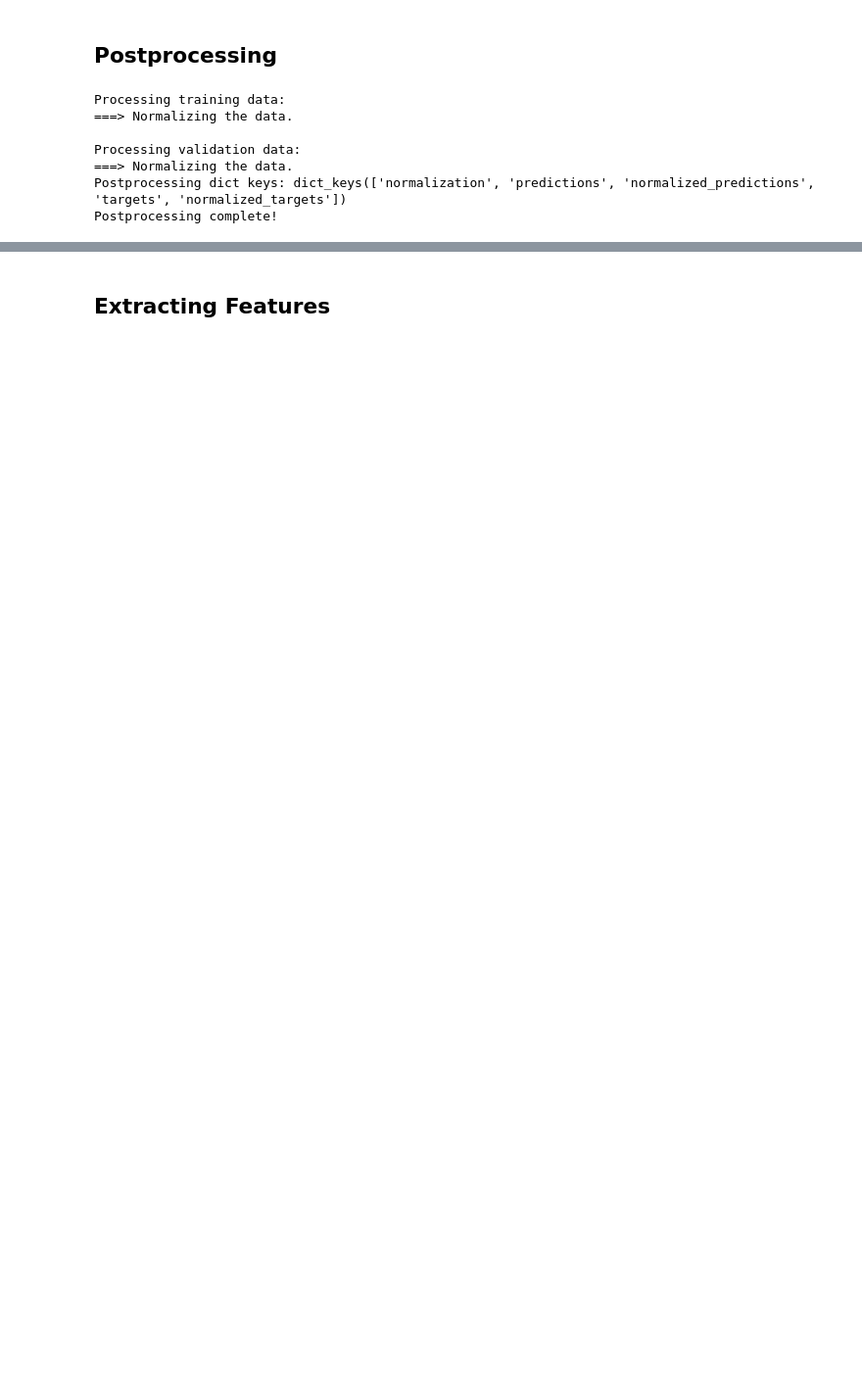
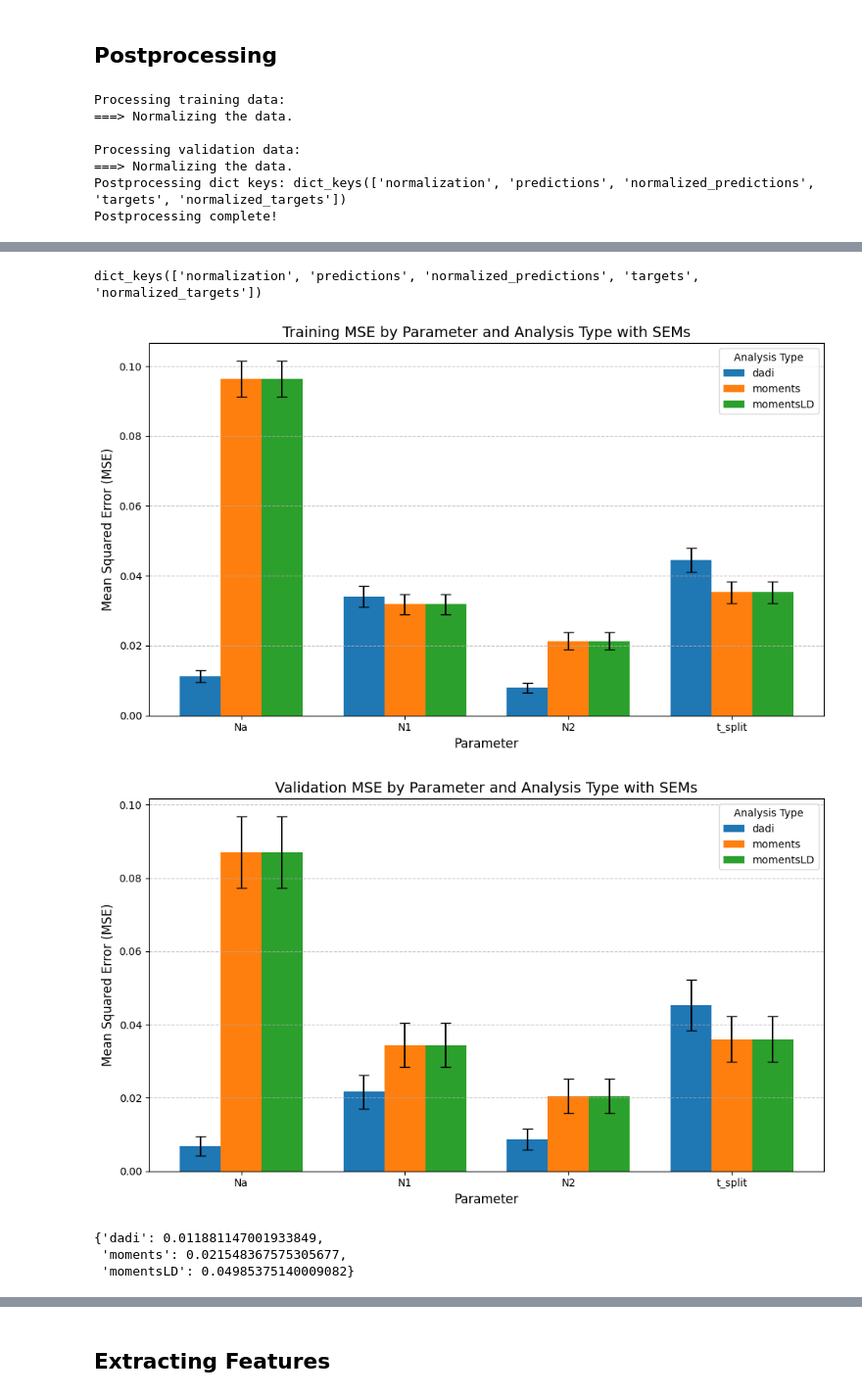
Before and after one commit to ak1376/Demographic_Inference, a Jupyter notebook: notebooks/running_remaining_rules.ipynb, the cells around one changed output, grey strips where cells are left out. Shown at 98% size. Saved outputs shown, nothing was run; the diff lists cells and outputs as text; code cells hidden in the pictures; blank space fills up the shorter version.

```diff
--- a/notebooks/running_remaining_rules.ipynb
+++ b/notebooks/running_remaining_rules.ipynb
@@ -67,0 +165,49 @@ Postprocessing complete!
+# %%
+post['training'].keys()
+# %% [output]
+dict_keys(['normalization', 'predictions', 'normalized_predictions', 'targets', 'normalized_targets'])
+# %%
+# Updated function to handle underscores in parameter names correctly
+def calculate_mse_and_sem(post, key):
+    predictions = post[key]['normalized_predictions']
+    targets = post[key]['normalized_targets']
+    mse_results = {}
+    sem_results = {}
+
+    for analysis_type in ['dadi', 'moments', 'momentsLD']:
+        mse_values = {}
+        sem_values = {}
+        for column in predictions.columns:
+            if column.startswith(analysis_type):
+                # Extract parameter name after the last '_'
+                param_name = "_".join(column.split('_')[-2:]) if 't_split' in column else column.split('_')[-1]
+                target_column = f"simulated_params_{param_name}"
+                if target_column in targets.columns:
+                    mse = mean_squared_error(targets[target_column], predictions[column])
+                    mse_values[param_name] = mse
+                    sem = np.std(targets[target_column] - predictions[column]) / np.sqrt(len(targets[target_column]))
+                    sem_values[param_name] = sem
+        if mse_values:
+            mse_results[analysis_type] = mse_values
+            sem_results[analysis_type] = sem_values
+    return mse_results, sem_results
+
+# Parameters list
+parameters = ['Na', 'N1', 'N2', "t_split"]
+
+# Recalculate MSE and SEM for training and validation with the updated function
+training_mse, training_sem = calculate_mse_and_sem(post, 'training')
+validation_mse, validation_sem = calculate_mse_and_sem(post, 'validation')
+
+# Re-plot with the fixed parameter handling
+plot_mse_and_sem(training_mse, training_sem, "Training MSE by Parameter and Analysis Type with SEMs", parameters)
+plot_mse_and_sem(validation_mse, validation_sem, "Validation MSE by Parameter and Analysis Type with SEMs", parameters)
+# %% [output]
+[figure, added]
+[figure, added]
+# %%
+training_mse
+# %% [output]
+{'dadi': 0.011881147001933849,
+ 'moments': 0.021548367575305677,
+ 'momentsLD': 0.04985375140009082}
```
Also changed, not shown: parts of 26 cells of this notebook, 8 other files.
